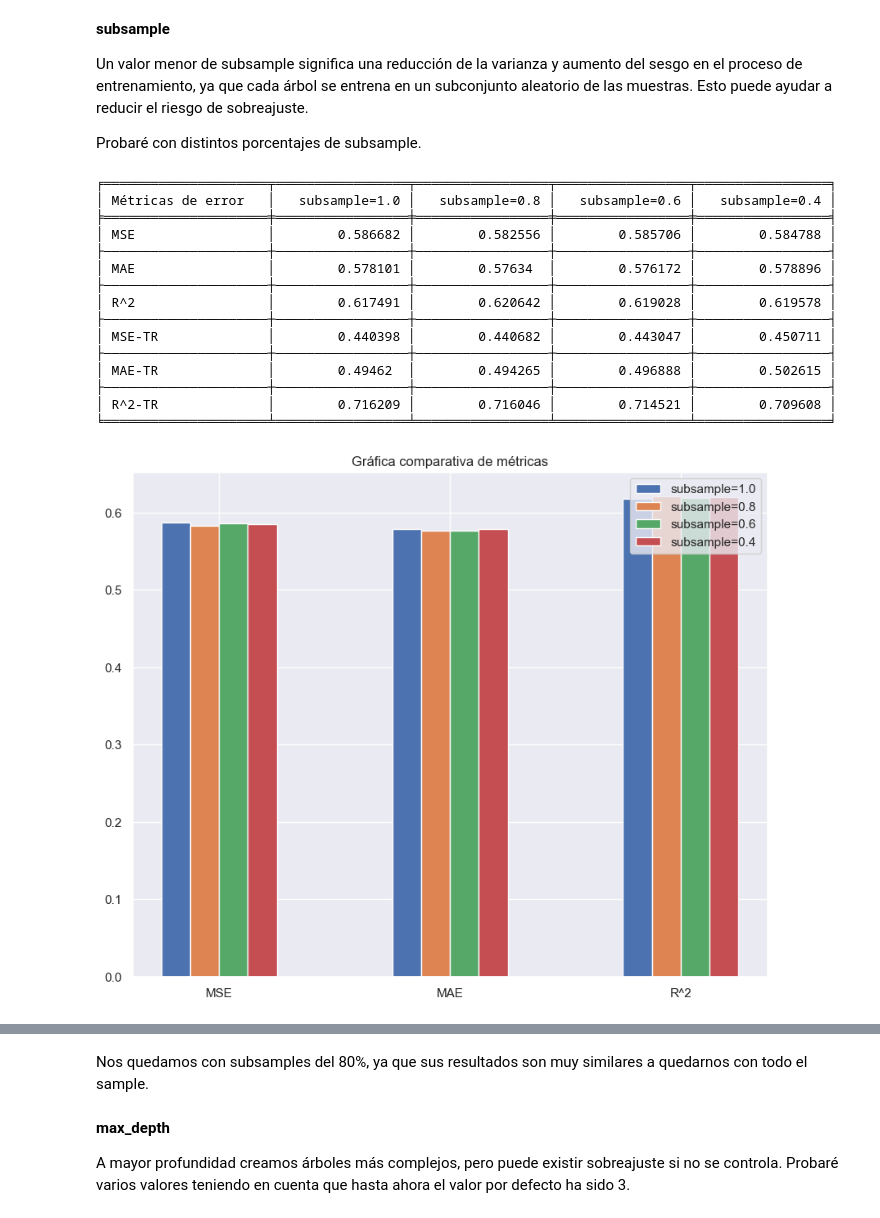
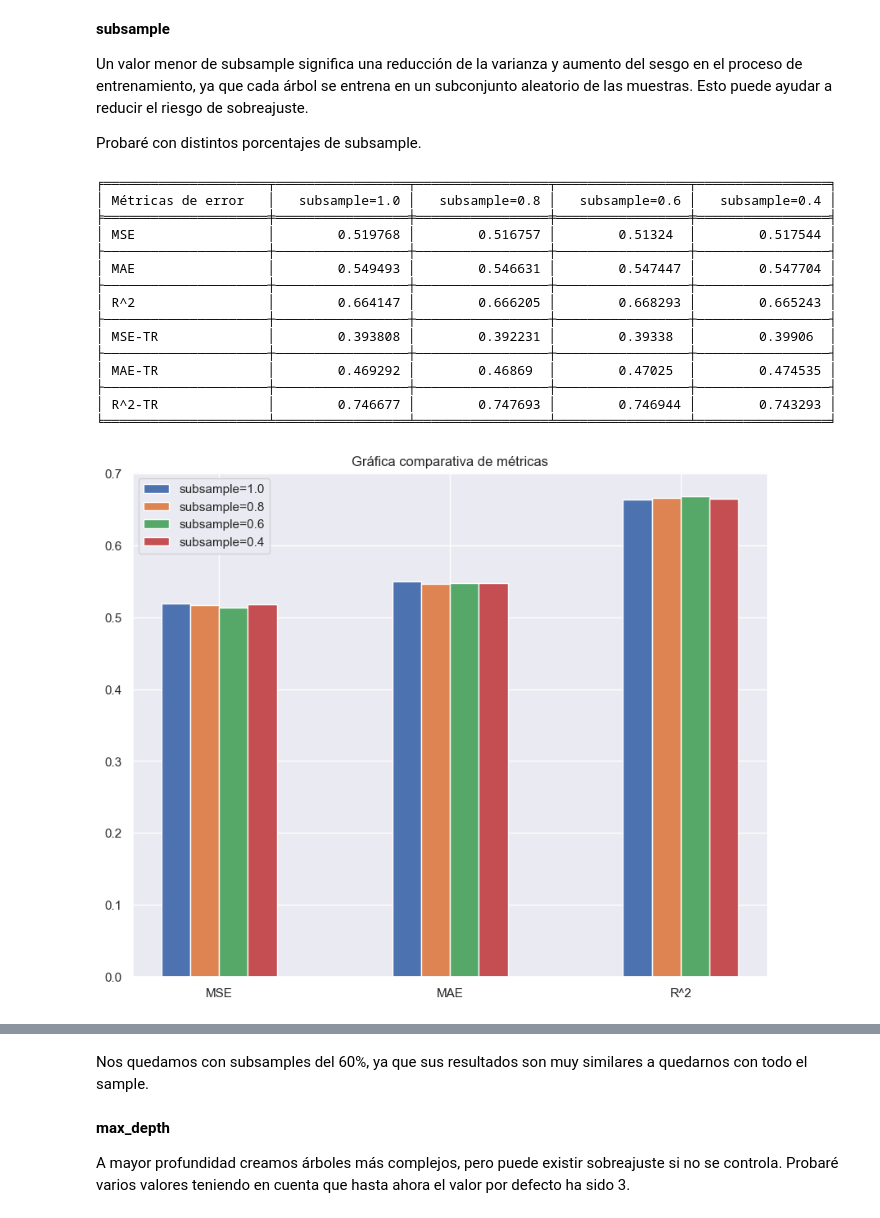
Before and after one commit to JMMelcrack/Predictive-models-applied-to-the-analysis-of-professional-footballers-wages, a Jupyter notebook: OnlyMidfieldTraining.ipynb, the cells around one changed output, grey strips where cells are left out. Saved outputs shown, nothing was run; the diff lists cells and outputs as text; code cells hidden in the pictures.

```diff
--- a/OnlyMidfieldTraining.ipynb
+++ b/OnlyMidfieldTraining.ipynb
@@ -65,7 +65,7 @@ Index(['Jugador', 'Edad', 'Temporada', 'Valor liga ini', 'Partidos',
 import numpy as np
 from sklearn.model_selection import train_test_split # para dividir el dataset en los conjuntos de train y test
 
-x = data_xy.drop(['Jugador', 'Temporada', 'Salario semanal', 'Posicion', 'Posicion_1', 'Posicion_2', 'Posicion_3', 'Posicion_4'], axis=1)
+x = data_xy.drop(['Jugador', 'Temporada', 'Salario semanal', 'Posicion_1', 'Posicion_2', 'Posicion_3', 'Posicion_4'], axis=1)
 y = data_xy['Salario semanal']
 
 print("El número de instancias del problema es: " + str(x.shape[0]))
@@ -475,6 +474,6 @@ En la siguiente gráfica podemos ver como va aumentando la varianza explicada de
 # %%
-# Aplicar PCA como tal para quedarnos con 36 variables continuas
-pca = PCA(n_components=36, whiten=True)
+# Aplicar PCA como tal para quedarnos con 35 variables continuas
+pca = PCA(n_components=35, whiten=True)
 print('Características antes de aplicar PCA: ', len(x_train.columns))
 pca.fit(x_train[continuas_indices])
 x_transformada = pca.transform(x_train[continuas_indices])
@@ -943,41 +781,41 @@ Un valor menor de subsample significa una reducción de la varianza y aumento de
 Probaré con distintos porcentajes de subsample.
 # %%
 # Definir los modelos con los distintos hiperparámetros que se desean probar
-model_1 = GradientBoostingRegressor(loss='huber', n_estimators = 50, learning_rate=0.1, subsample=1.0, random_state=34)
-model_2 = GradientBoostingRegressor(loss='huber', n_estimators = 50, learning_rate=0.1, subsample=0.8, random_state=34)
-model_3 = GradientBoostingRegressor(loss='huber', n_estimators = 50, learning_rate=0.1, subsample=0.6, random_state=34)
-model_4 = GradientBoostingRegressor(loss='huber', n_estimators = 50, learning_rate=0.1, subsample=0.4, random_state=34)
+model_1 = GradientBoostingRegressor(loss='huber', n_estimators = 100, learning_rate=0.1, subsample=1.0, random_state=34)
+model_2 = GradientBoostingRegressor(loss='huber', n_estimators = 100, learning_rate=0.1, subsample=0.8, random_state=34)
+model_3 = GradientBoostingRegressor(loss='huber', n_estimators = 100, learning_rate=0.1, subsample=0.6, random_state=34)
+model_4 = GradientBoostingRegressor(loss='huber', n_estimators = 100, learning_rate=0.1, subsample=0.4, random_state=34)
 
 # Aplicamos CV a nuestros modelos para obtener sus métricas de error
 result1 = crossValidation(model_1, kf, x_train_pca, y_train_log, True)
 result2 = crossValidation(model_2, kf, x_train_pca, y_train_log, True)
 result3 = crossValidation(model_3, kf, x_train_pca, y_train_log, True)
 result4 = crossValidation(model_4, kf, x_train_pca, y_train_log, True)
 
 all_result = np.vstack((result1[1:], result2[1:], result3[1:], result4[1:]))
 
 categorias = ['MSE', 'MAE', 'R^2', 'MSE-TR', 'MAE-TR', 'R^2-TR']
 titulos = ['subsample=1.0', 'subsample=0.8', 'subsample=0.6', 'subsample=0.4']
 
 tablaComparacion(all_result, categorias, titulos)
 
 # Visualizamos los gráficos de barras de los distintos modelos para las métricas de error
 graficaComparacion(all_result[:, 0:3], titulos, categorias[0:3])
 graficaComparacion(all_result[:, 3:6], titulos, categorias[3:6])
 # %% [output]
 ╒═════════════════════╤═════════════════╤═════════════════╤═════════════════╤═════════════════╕
 │ Métricas de error   │   subsample=1.0 │   subsample=0.8 │   subsample=0.6 │   subsample=0.4 │
 ╞═════════════════════╪═════════════════╪═════════════════╪═════════════════╪═════════════════╡
-│ MSE                 │        0.586682 │        0.582556 │        0.585706 │        0.584788 │
+│ MSE                 │        0.519768 │        0.516757 │        0.51324  │        0.517544 │
 ├─────────────────────┼─────────────────┼─────────────────┼─────────────────┼─────────────────┤
-│ MAE                 │        0.578101 │        0.57634  │        0.576172 │        0.578896 │
+│ MAE                 │        0.549493 │        0.546631 │        0.547447 │        0.547704 │
 ├─────────────────────┼─────────────────┼─────────────────┼─────────────────┼─────────────────┤
-│ R^2                 │        0.617491 │        0.620642 │        0.619028 │        0.619578 │
+│ R^2                 │        0.664147 │        0.666205 │        0.668293 │        0.665243 │
 ├─────────────────────┼─────────────────┼─────────────────┼─────────────────┼─────────────────┤
-│ MSE-TR              │        0.440398 │        0.440682 │        0.443047 │        0.450711 │
+│ MSE-TR              │        0.393808 │        0.392231 │        0.39338  │        0.39906  │
 ├─────────────────────┼─────────────────┼─────────────────┼─────────────────┼─────────────────┤
-│ MAE-TR              │        0.49462  │        0.494265 │        0.496888 │        0.502615 │
+│ MAE-TR              │        0.469292 │        0.46869  │        0.47025  │        0.474535 │
 ├─────────────────────┼─────────────────┼─────────────────┼─────────────────┼─────────────────┤
-│ R^2-TR              │        0.716209 │        0.716046 │        0.714521 │        0.709608 │
+│ R^2-TR              │        0.746677 │        0.747693 │        0.746944 │        0.743293 │
 ╘═════════════════════╧═════════════════╧═════════════════╧═════════════════╧═════════════════╛
-[figure, old version]
+[figure, new version]
@@ -985,5 +823,5 @@ graficaComparacion(all_result[:, 3:6], titulos, categorias[3:6])
 # %% [markdown]
-Nos quedamos con subsamples del 80%, ya que sus resultados son muy similares a quedarnos con todo el sample.
+Nos quedamos con subsamples del 60%, ya que sus resultados son muy similares a quedarnos con todo el sample.
 # %% [markdown]
 **max_depth**
 
```
Also changed, not shown: parts of 66 cells of this notebook.
